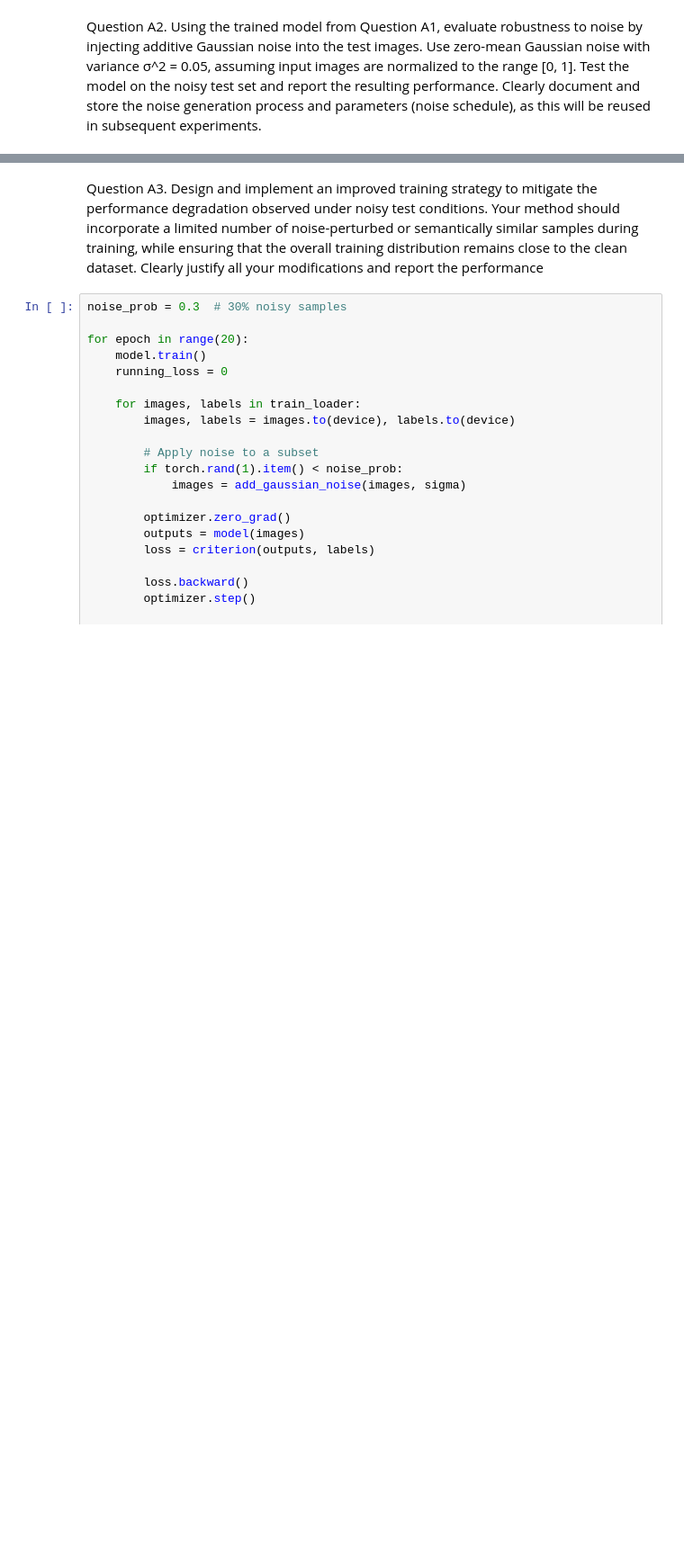
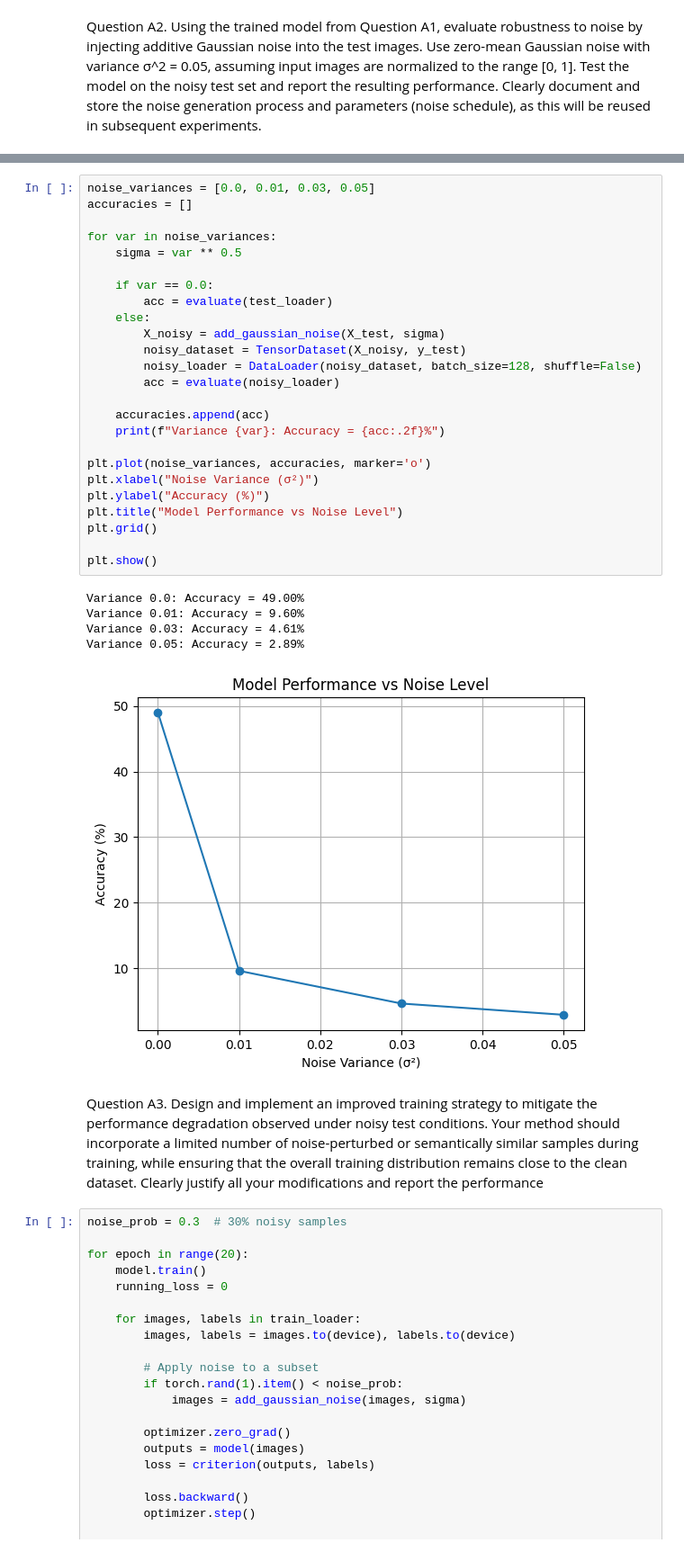
Before and after one commit to sumedhpuri/i_was_bored, a Jupyter notebook: machine_learning/deep_learning_assignment_1.ipynb, the cells around one changed output, grey strips where cells are left out. Shown at 90% size. Cells and saved outputs as stored; diff of their text form; blank space fills up the shorter version.

```diff
--- a/machine_learning/deep_learning_assignment_1.ipynb
+++ b/machine_learning/deep_learning_assignment_1.ipynb
@@ -348,3 +348,34 @@ plt.show()
+# %%
+noise_variances = [0.0, 0.01, 0.03, 0.05]
+accuracies = []
+
+for var in noise_variances:
+    sigma = var ** 0.5
+
+    if var == 0.0:
+        acc = evaluate(test_loader)
+    else:
+        X_noisy = add_gaussian_noise(X_test, sigma)
+        noisy_dataset = TensorDataset(X_noisy, y_test)
+        noisy_loader = DataLoader(noisy_dataset, batch_size=128, shuffle=False)
+        acc = evaluate(noisy_loader)
+
+    accuracies.append(acc)
+    print(f"Variance {var}: Accuracy = {acc:.2f}%")
+
+plt.plot(noise_variances, accuracies, marker='o')
+plt.xlabel("Noise Variance (σ²)")
+plt.ylabel("Accuracy (%)")
+plt.title("Model Performance vs Noise Level")
+plt.grid()
+
+plt.show()
+# %% [output]
+Variance 0.0: Accuracy = 49.00%
+Variance 0.01: Accuracy = 9.60%
+Variance 0.03: Accuracy = 4.61%
+Variance 0.05: Accuracy = 2.89%
+[figure, added]
 # %% [markdown]
 Question A3. Design and implement an improved training strategy to mitigate the performance degradation observed under noisy test conditions. Your method should incorporate a limited number of noise-perturbed or semantically similar samples during training, while ensuring that the overall training distribution remains close to the clean dataset. Clearly justify all your modifications and report the performance
 # %%
```
Also changed, not shown: parts of 10 cells of this notebook.
